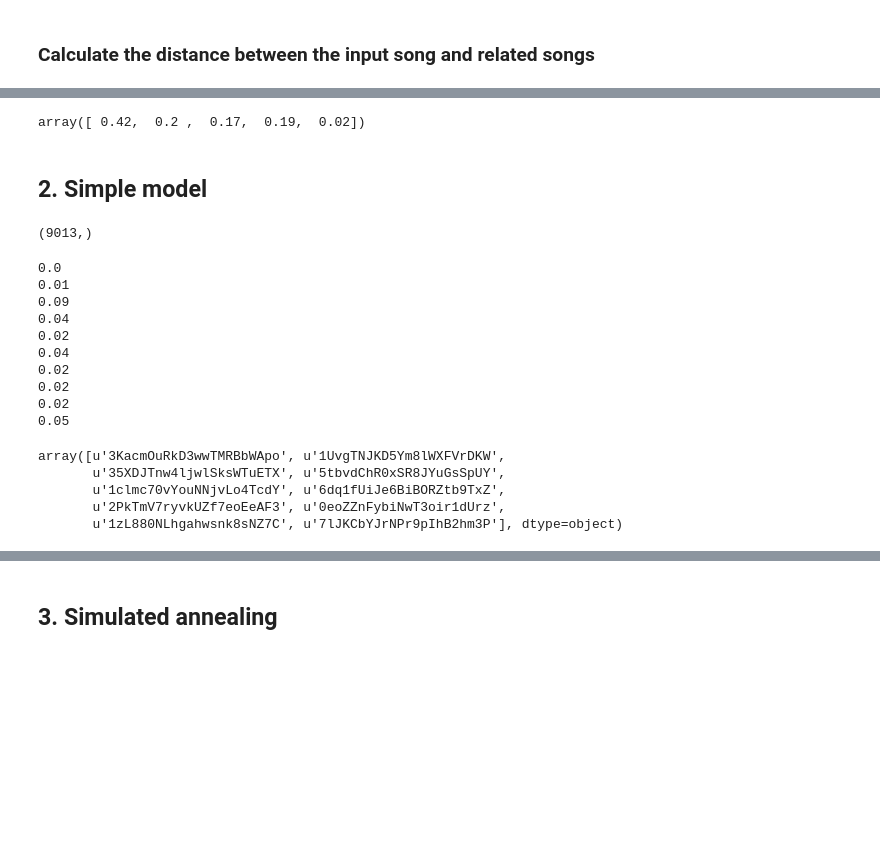
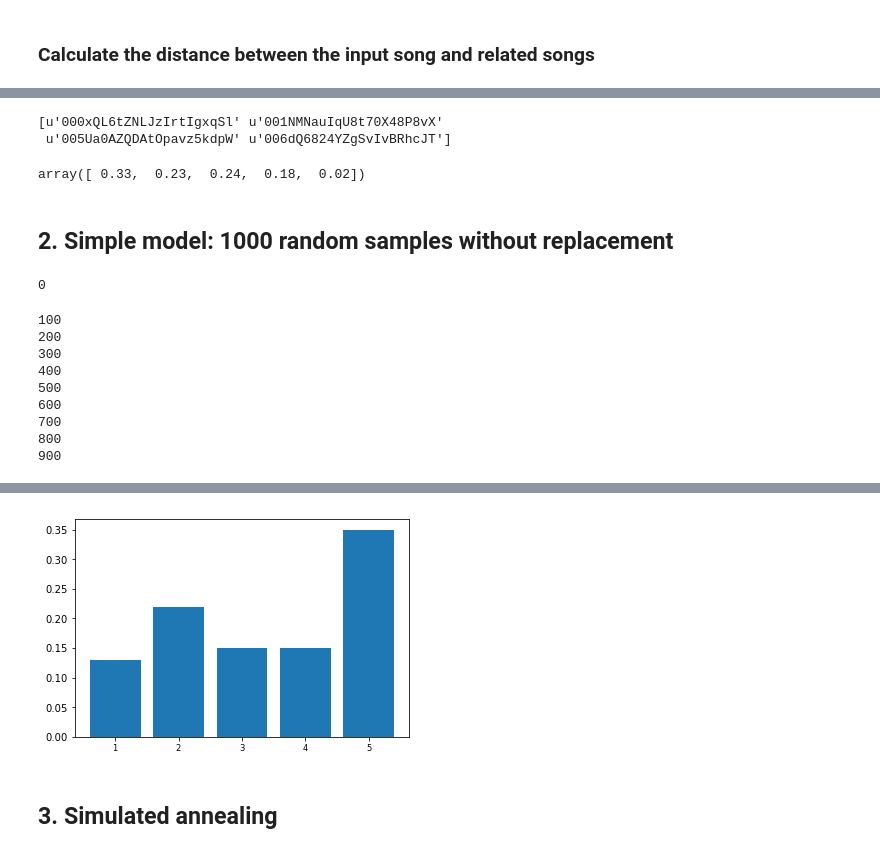
Before and after one commit to spotify-iacs/capstone, a Jupyter notebook: playlist_generation.ipynb, the cells around one changed output, grey strips where cells are left out. Drawn from its saved outputs; the diff is of its cells as text; code cells hidden in the pictures; blank space fills up the shorter version.

```diff
--- a/playlist_generation.ipynb
+++ b/playlist_generation.ipynb
@@ -296,0 +256,3 @@ def get_spotify_features(track_ids,numLoops=None):
+# %%
+print(len(top_tracks_related_artists))
+top_tracks_df = get_spotify_features(track_ids=top_tracks_related_artists)
@@ -418,0 +366,6 @@ features_df.to_csv('related_songs.csv', encoding='utf-8')
+# %%
+print(top_tracks_df.shape)
+nona = top_tracks_df.dropna()
+print(nona.shape)
+bucket1 = nona['id'].values
+bucket1[:5]
@@ -773,47 +752,44 @@ all_related_songs[1:5]
 # %%
+print(all_related_songs[1:5])
 result = gen_score(all_related_songs[10:20])
 result
 # %% [output]
-array([ 0.42,  0.2 ,  0.17,  0.19,  0.02])
+[u'000xQL6tZNLJzIrtIgxqSl' u'001NMNauIqU8t70X48P8vX'
+ u'005Ua0AZQDAtOpavz5kdpW' u'006dQ6824YZgSvIvBRhcJT']
+array([ 0.33,  0.23,  0.24,  0.18,  0.02])
 # %% [markdown]
-## 2. Simple model
+## 2. Simple model: 1000 random samples without replacement
-# %%
-nona = features_df.dropna()
-nona.shape
-all_related_songs = nona['id'].values
-all_related_songs.shape
-# %% [output]
-(9013,)
 # %%
-# sample 5 different random samples and print the results
-all_related_songs_np = np.array(all_related_songs[1:])
 best_result = 0
 best_playlist = []
-for i in range(10):
-    random_sample_10 = np.random.choice(all_related_songs_np, size=10)
-    result = gen_score(random_sample_10)[4]
-    if result>best_result:
+for i in range(1000):
+    if i%100==0:
+        print(i)
+    random_sample_10 = np.random.choice(bucket1, replace=False,size=10)
+    result = gen_score(random_sample_10)
+    result = 0.7*result[4] + 0.3*result[3]
+    if result >best_result:
         best_result=result
         best_playlist = random_sample_10
-    print(result)
-
-# select the best one
 # %% [output]
-0.0
-0.01
-0.09
-0.04
-0.02
-0.04
-0.02
-0.02
-0.02
-0.05
+0
+100
+200
+300
+400
+500
+600
+700
+800
+900
-# %%
-best_playlist
-# %% [output]
-array([u'3KacmOuRkD3wwTMRBbWApo', u'1UvgTNJKD5Ym8lWXFVrDKW',
-       u'35XDJTnw4ljwlSksWTuETX', u'5tbvdChR0xSR8JYuGsSpUY',
-       u'1clmc70vYouNNjvLo4TcdY', u'6dq1fUiJe6BiBORZtb9TxZ',
-       u'2PkTmV7ryvkUZf7eoEeAF3', u'0eoZZnFybiNwT3oir1dUrz',
-       u'1zL880NLhgahwsnk8sNZ7C', u'7lJKCbYJrNPr9pIhB2hm3P'], dtype=object)
+# %%
+random_result = gen_score(best_playlist)
+def energy1(result):
+    return 10000*(1.0-(np.array([0,0,0,0.25,0.75])*result).sum())
+print("Resulting loss: ", energy1(random_result))
+print("Random sampling (1000 samples without replacement, optimized on weighted average between class 4 and 5) class probabilties: ",random_result)
+plt.bar(range(len(random_result)), random_result)
+plt.xticks(range(len(random_result)), [1,2,3,4,5], size='small')
+locs, labels = plt.xticks()
+plt.show()
+# %% [output]
@@ -820,3 +798,4 @@ array([u'3KacmOuRkD3wwTMRBbWApo', u'1UvgTNJKD5Ym8lWXFVrDKW',
+[figure, added]
 # %% [markdown]
 ## 3. Simulated annealing
 # %%
```
Also changed, not shown: parts of 106 cells of this notebook.
